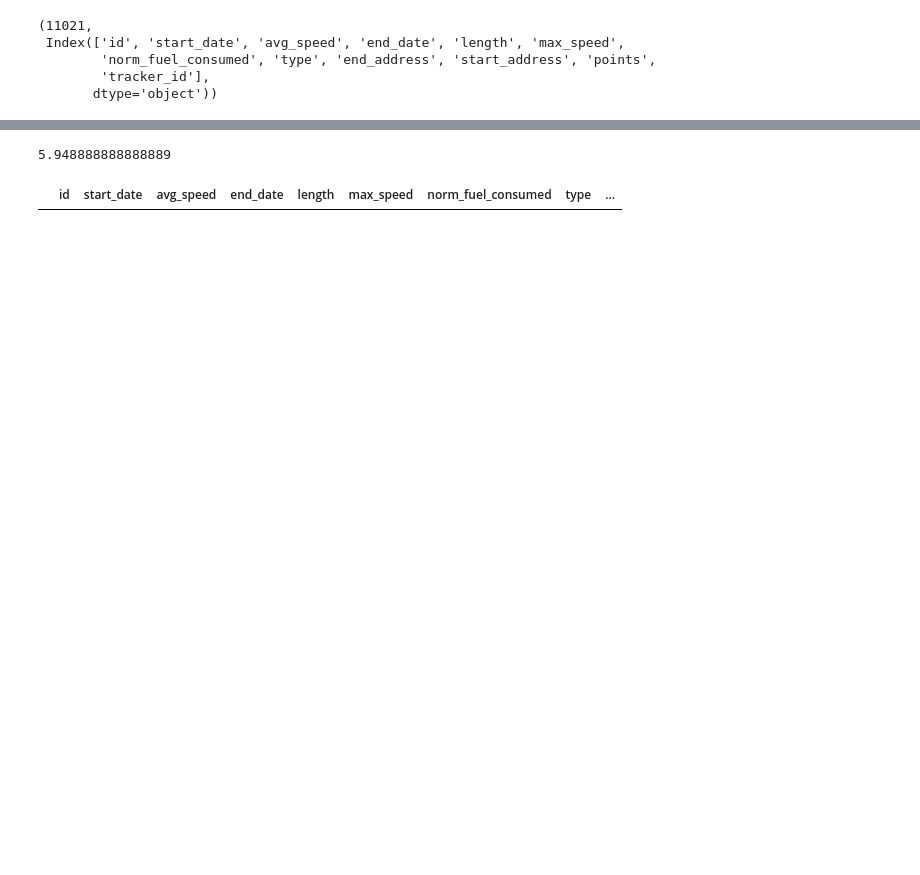
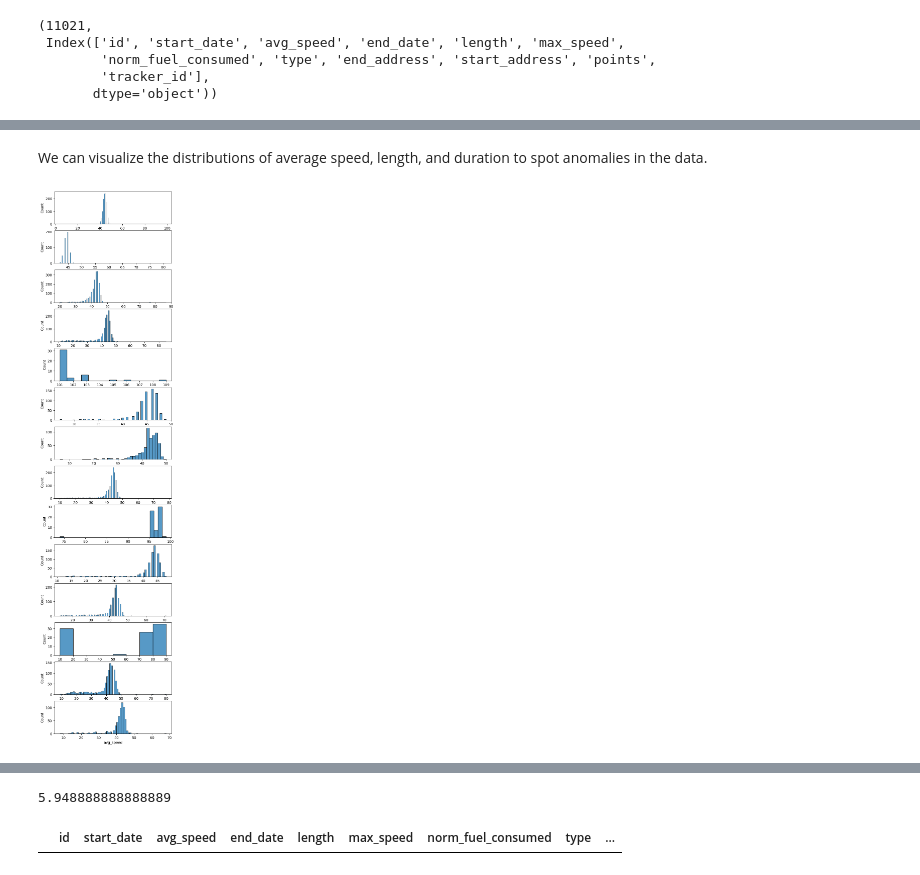
Before and after one commit to AnnaTSH/navixy-data-project, a Jupyter notebook: 4/track_calculations.ipynb, the cells around one changed output, grey strips where cells are left out. Drawn from its saved outputs; the diff is of its cells as text; code cells hidden in the pictures; blank space fills up the shorter version.

```diff
--- a/4/track_calculations.ipynb
+++ b/4/track_calculations.ipynb
@@ -14,2 +90,13 @@ df.shape[0], df.columns
 df['duration'] = (pd.to_datetime(df.end_date) - pd.to_datetime(df.start_date)).dt.total_seconds() / 3600
 df['avg_speed_calculated'] = df.length / df['duration']
+# %% [markdown]
+We can visualize the distributions of average speed, length, and duration to spot anomalies in the data.
+# %%
+# distribution of average speed for each tracker individually
+tracker_list = df.tracker_id.unique()
+fig, axes = plt.subplots(14, 1, figsize=(6, 28))
+
+for tracker, i in zip(tracker_list, range(14)):
+    ax = sns.histplot(data=df, x=df[df.tracker_id == tracker].avg_speed, ax=axes[i])
+# %% [output]
+[figure, added]
```
Also changed, not shown: parts of 54 cells of this notebook, 5 other files.
